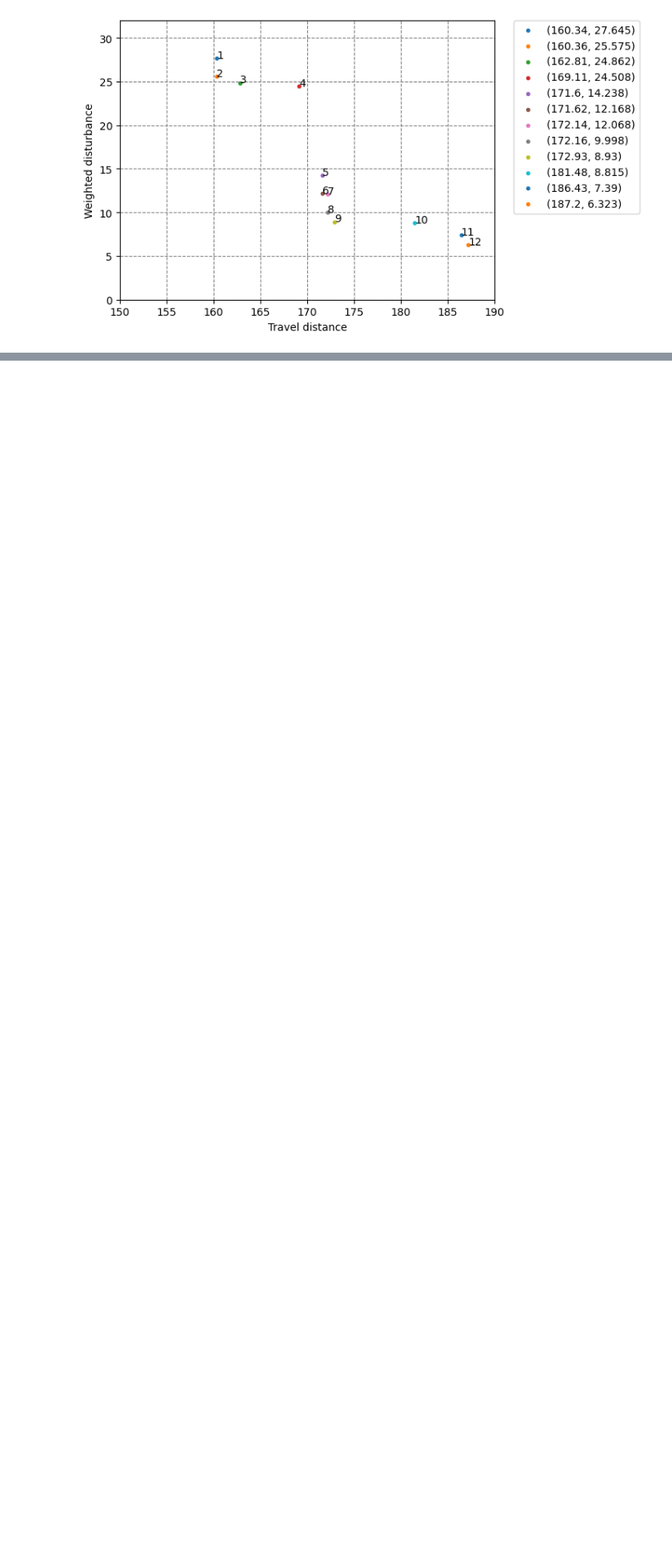
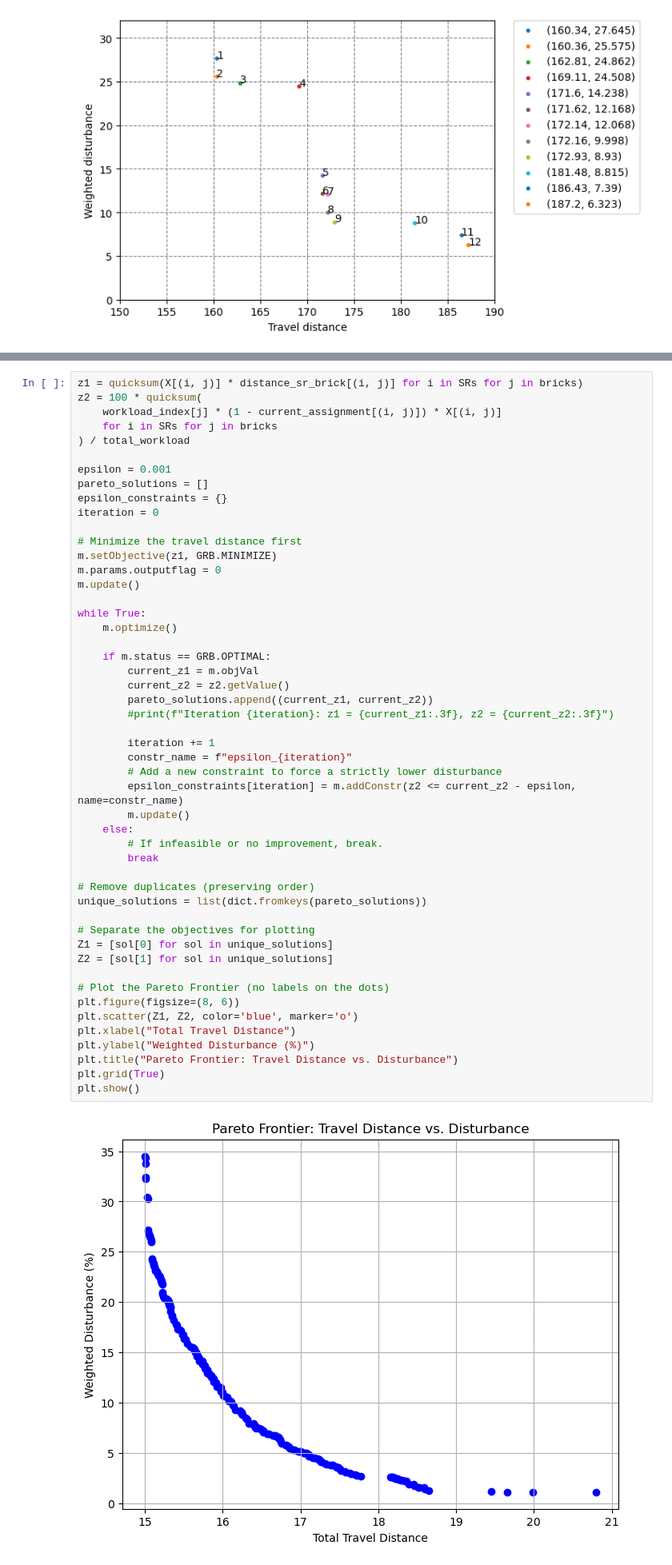
Before and after one commit to LucasTramonte/Decision-systems, a Jupyter notebook: main.ipynb, the cells around one changed output, grey strips where cells are left out. Shown at 80% size. Drawn from its saved outputs; the diff is of its cells as text; blank space fills up the shorter version.

```diff
--- a/main.ipynb
+++ b/main.ipynb
@@ -1232,0 +764,52 @@ No optimal solution found. (Status: 3)
+# %%
+z1 = quicksum(X[(i, j)] * distance_sr_brick[(i, j)] for i in SRs for j in bricks)
+z2 = 100 * quicksum(
+    workload_index[j] * (1 - current_assignment[(i, j)]) * X[(i, j)]
+    for i in SRs for j in bricks
+) / total_workload
+
+epsilon = 0.001
+pareto_solutions = []
+epsilon_constraints = {}
+iteration = 0
+
+# Minimize the travel distance first
+m.setObjective(z1, GRB.MINIMIZE)
+m.params.outputflag = 0
+m.update()
+
+while True:
+    m.optimize()
+
+    if m.status == GRB.OPTIMAL:
+        current_z1 = m.objVal
+        current_z2 = z2.getValue()
+        pareto_solutions.append((current_z1, current_z2))
+        #print(f"Iteration {iteration}: z1 = {current_z1:.3f}, z2 = {current_z2:.3f}")
+
+        iteration += 1
+        constr_name = f"epsilon_{iteration}"
+        # Add a new constraint to force a strictly lower disturbance
+        epsilon_constraints[iteration] = m.addConstr(z2 <= current_z2 - epsilon, name=constr_name)
+        m.update()
+    else:
+        # If infeasible or no improvement, break.
+        break
+
+# Remove duplicates (preserving order)
+unique_solutions = list(dict.fromkeys(pareto_solutions))
+
+# Separate the objectives for plotting
+Z1 = [sol[0] for sol in unique_solutions]
+Z2 = [sol[1] for sol in unique_solutions]
+
+# Plot the Pareto Frontier (no labels on the dots)
+plt.figure(figsize=(8, 6))
+plt.scatter(Z1, Z2, color='blue', marker='o')
+plt.xlabel("Total Travel Distance")
+plt.ylabel("Weighted Disturbance (%)")
+plt.title("Pareto Frontier: Travel Distance vs. Disturbance")
+plt.grid(True)
+plt.show()
+# %% [output]
+[figure, added]
```
Also changed, not shown: parts of 47 cells of this notebook, 2 other files.
